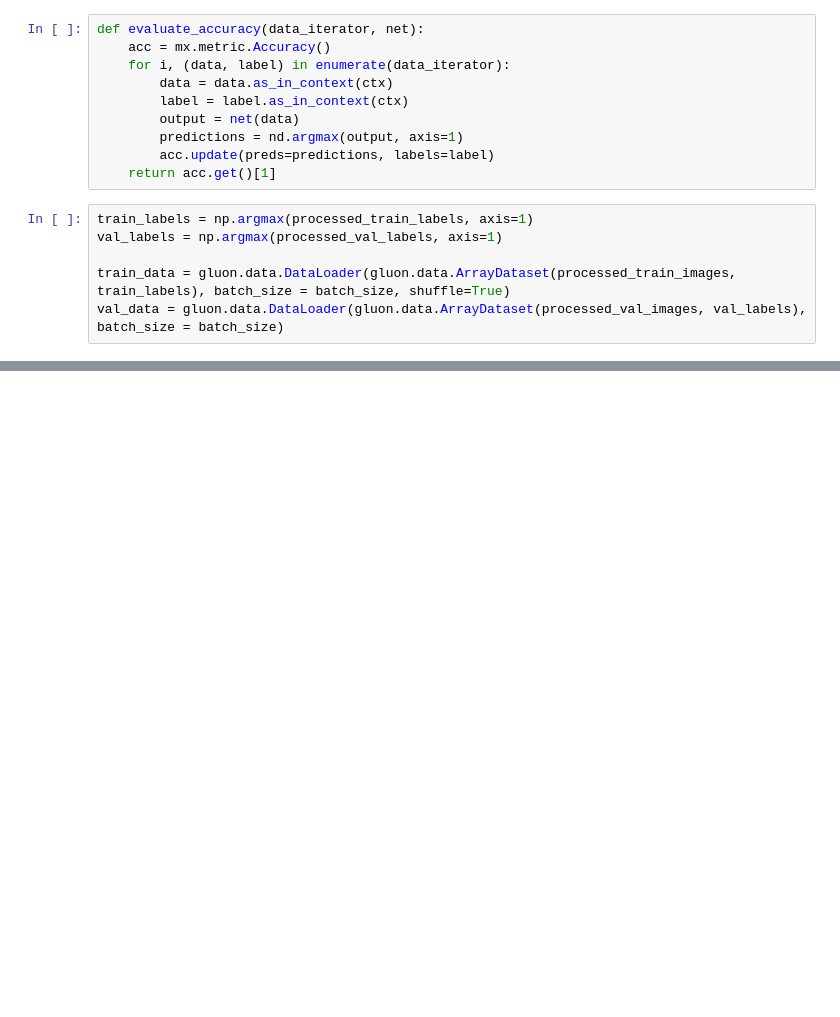
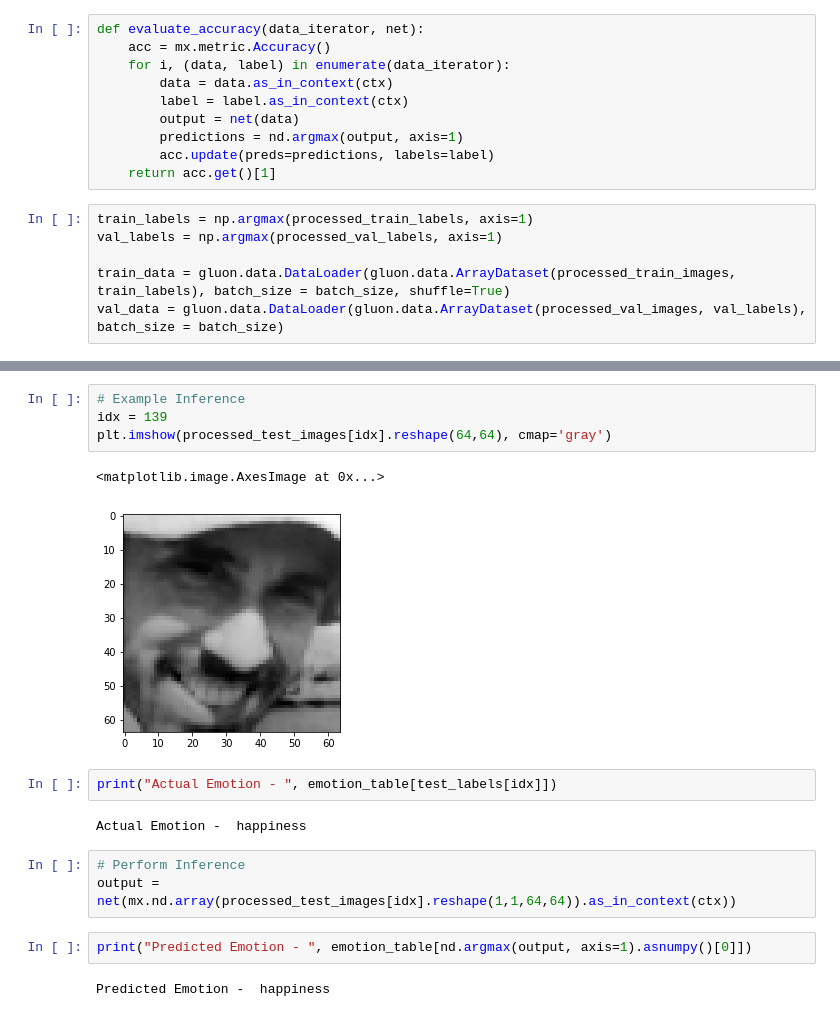
Before and after one commit to TalkAI/facial-emotion-recognition-gluon, a Jupyter notebook: notebooks/Gluon_FERPlus.ipynb, the cells around one changed output, grey strips where cells are left out. Saved outputs shown, nothing was run; the diff lists cells and outputs as text; blank space fills up the shorter version.

```diff
--- a/notebooks/Gluon_FERPlus.ipynb
+++ b/notebooks/Gluon_FERPlus.ipynb
@@ -153,0 +200,18 @@ fg2.legend([p1, p2], ['training accuracy', 'testing accuracy'],fontsize=14)
+# %%
+# Example Inference
+idx = 139
+plt.imshow(processed_test_images[idx].reshape(64,64), cmap='gray')
+# %% [output]
+<matplotlib.image.AxesImage at 0x...>
+[figure, added]
+# %%
+print("Actual Emotion - ", emotion_table[test_labels[idx]])
+# %% [output]
+Actual Emotion -  happiness
+# %%
+# Perform Inference
+output = net(mx.nd.array(processed_test_images[idx].reshape(1,1,64,64)).as_in_context(ctx))
+# %%
+print("Predicted Emotion - ", emotion_table[nd.argmax(output, axis=1).asnumpy()[0]])
+# %% [output]
+Predicted Emotion -  happiness
```
Also changed, not shown: parts of 12 cells of this notebook, 1 other file.
